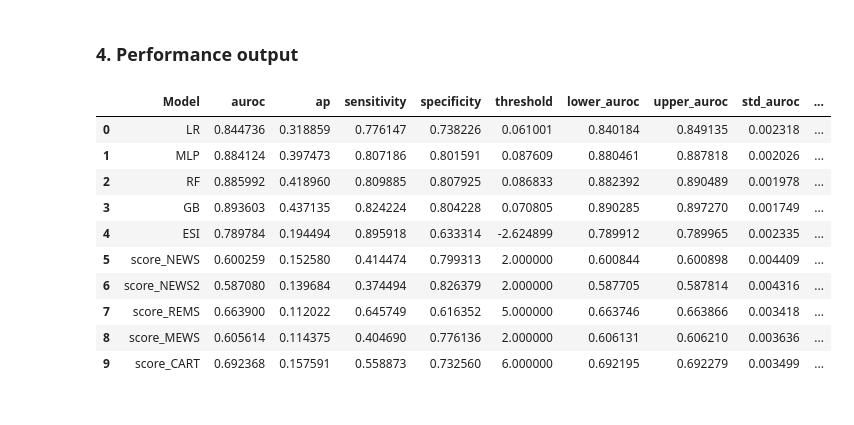
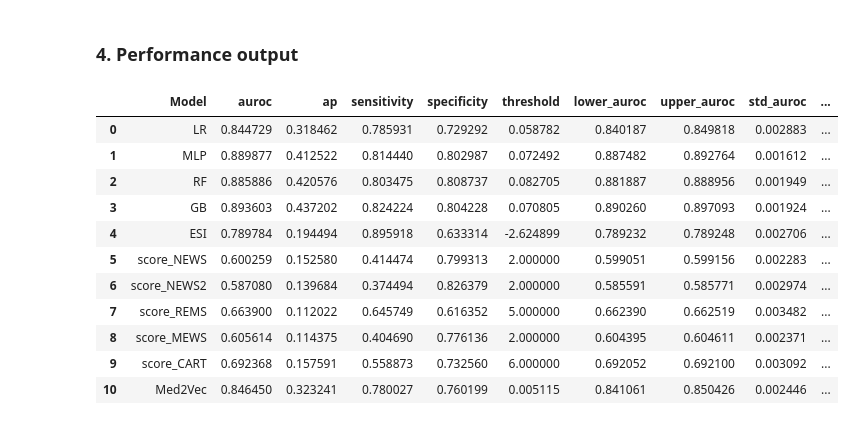
Before and after one commit to nliulab/mimic4ed-benchmark, a Jupyter notebook: Benchmark_scripts/Model_critical_triage.ipynb, the cells around one changed output. Cells and saved outputs as stored; diff of their text form; code cells hidden in the pictures.

```diff
--- a/Benchmark_scripts/Model_critical_triage.ipynb
+++ b/Benchmark_scripts/Model_critical_triage.ipynb
@@ -98,13 +99,13 @@ result_list = []
 # %%
 print("Logistic Regression:")
 from sklearn.linear_model import LogisticRegression
-logreg=LogisticRegression()
+logreg=LogisticRegression(random_state=random_seed)
 start = time.time()
 logreg.fit(X_train,y_train)
 runtime = time.time()-start
 print('Training time:', runtime, 'seconds')
 probs = logreg.predict_proba(X_test)
-result = PlotROCCurve(probs[:,1],y_test)
+result = PlotROCCurve(probs[:,1], y_test, ci=confidence_interval, random_state=random_seed)
 
 results = ["LR"]
 results.extend(result)
@@ -334,28 +331,20 @@ from tensorflow.keras import optimizers, metrics, layers, Model
 from embedding import *
 # %%
+print("Med2Vec:")
 version = 'v10'
-vocabulary_map = {'v9_3digit':5571, 'v9':5679, 'v10': 7930}
 batch_size=200
-
+vocabulary = vocabulary_map[version]
 df_icd_encode = pd.read_csv(os.path.join(path, 'icd_list_dataset_'+version+'.csv'))
-vocabulary = vocabulary_map[version]
 df_train_embed = pd.merge(df_train, df_icd_encode[['stay_id', 'icd_encoded_list']], how='left', on='stay_id')
 df_test_embed = pd.merge(df_test, df_icd_encode[['stay_id', 'icd_encoded_list']], how='left', on='stay_id')
 
-icd_train_list = [eval(x) for x in df_train_embed['icd_encoded_list'].copy()]
-icd_test_list = [eval(x) for x in df_test_embed['icd_encoded_list'].copy()]
-X_train = X_train.to_numpy(dtype=np.float32)
-y_train = y_train.to_numpy(dtype=np.float32)
-X_test = X_test.to_numpy(dtype=np.float32)
-y_test = y_test.to_numpy(dtype=np.float32)
+train_gen, test_gen = setup_embedding_data(df_train_embed, df_test_embed, X_train, y_train, X_test, y_test, batch_size)
-# %%
-train_gen = EmbeddingDataGen(X_train, icd_train_list, y_train, batch_size=batch_size)
-test_gen = EmbeddingDataGen(X_test, icd_test_list, y_test, batch_size=batch_size)
 # %%
-load_model=False
+load_model = "embedding_critical_"+version # To train from scratch, set load_model to None
+save_model = "embedding_critical_"+version
 
 if load_model:
-        model = keras.models.load_model("embedding_critical_"+version)
+        model = keras.models.load_model(load_model)
 else:
         model = create_embedding_model(vocabulary, len(variable))
 model.summary()
@@ -363,11 +352,14 @@ model.compile(loss='binary_crossentropy',
         optimizer=optimizers.Adam(learning_rate=0.001, decay=0.01),
         metrics=['accuracy', 'AUC', {'aucpr': metrics.AUC(name='aucpr', curve='PR')},
                     'TruePositives', 'TrueNegatives', 'Precision', 'Recall'])
-start = time.time()
-model.fit(train_gen, epochs=100, class_weight={1:ratio, 0:1}, verbose=0)
-runtime = time.time()-start
-print('Training time:', runtime, 'seconds')
-keras.models.save_model(model, "embedding_critical_"+version)
+runtime = 1063.299
+if not load_model:
+        start = time.time()
+        model.fit(train_gen, epochs=100, class_weight={1:ratio, 0:1}, verbose=0)
+        runtime = time.time()-start
+        print('Training time:', runtime, 'seconds')
+if save_model:
+        keras.models.save_model(model, save_model)
 output = model.predict(test_gen)
 result = PlotROCCurve(output,y_test)
 
@@ -408,20 +392,21 @@ Score thresold: 0.005310656
 # %%
 #result_df = pd.read_csv(os.path.join(path, 'result_critical_triage.csv'))
 result_df = pd.DataFrame(result_list, columns=['Model', 'auroc', 'ap', 'sensitivity', 'specificity', 'threshold', 'lower_auroc', 'upper_auroc', 'std_auroc', 'lower_ap', 'upper_ap', 'std_ap', 'lower_sensitivity', 'upper_sensitivity', 'std_sensitivity', 'lower_specificity', 'upper_specificity', 'std_specificity', 'runtime'])
-result_df.to_csv(os.path.join(path, 'result_critical_triage.csv'), index=False)
+result_df.to_csv(os.path.join(path, 'result_critical_triage2.csv'), index=False)
 result_df
 # %% [output]
 |  | Model | auroc | ap | sensitivity | specificity | threshold | lower_auroc | upper_auroc | std_auroc | ... |
-| 0 | LR | 0.844736 | 0.318859 | 0.776147 | 0.738226 | 0.061001 | 0.840184 | 0.849135 | 0.002318 | ... |
-| 1 | MLP | 0.884124 | 0.397473 | 0.807186 | 0.801591 | 0.087609 | 0.880461 | 0.887818 | 0.002026 | ... |
-| 2 | RF | 0.885992 | 0.418960 | 0.809885 | 0.807925 | 0.086833 | 0.882392 | 0.890489 | 0.001978 | ... |
-| 3 | GB | 0.893603 | 0.437135 | 0.824224 | 0.804228 | 0.070805 | 0.890285 | 0.897270 | 0.001749 | ... |
-| 4 | ESI | 0.789784 | 0.194494 | 0.895918 | 0.633314 | -2.624899 | 0.789912 | 0.789965 | 0.002335 | ... |
-| 5 | score_NEWS | 0.600259 | 0.152580 | 0.414474 | 0.799313 | 2.000000 | 0.600844 | 0.600898 | 0.004409 | ... |
-| 6 | score_NEWS2 | 0.587080 | 0.139684 | 0.374494 | 0.826379 | 2.000000 | 0.587705 | 0.587814 | 0.004316 | ... |
-| 7 | score_REMS | 0.663900 | 0.112022 | 0.645749 | 0.616352 | 5.000000 | 0.663746 | 0.663866 | 0.003418 | ... |
-| 8 | score_MEWS | 0.605614 | 0.114375 | 0.404690 | 0.776136 | 2.000000 | 0.606131 | 0.606210 | 0.003636 | ... |
-| 9 | score_CART | 0.692368 | 0.157591 | 0.558873 | 0.732560 | 6.000000 | 0.692195 | 0.692279 | 0.003499 | ... |
+| 0 | LR | 0.844729 | 0.318462 | 0.785931 | 0.729292 | 0.058782 | 0.840187 | 0.849818 | 0.002883 | ... |
+| 1 | MLP | 0.889877 | 0.412522 | 0.814440 | 0.802987 | 0.072492 | 0.887482 | 0.892764 | 0.001612 | ... |
+| 2 | RF | 0.885886 | 0.420576 | 0.803475 | 0.808737 | 0.082705 | 0.881887 | 0.888956 | 0.001949 | ... |
+| 3 | GB | 0.893603 | 0.437202 | 0.824224 | 0.804228 | 0.070805 | 0.890260 | 0.897093 | 0.001924 | ... |
+| 4 | ESI | 0.789784 | 0.194494 | 0.895918 | 0.633314 | -2.624899 | 0.789232 | 0.789248 | 0.002706 | ... |
+| 5 | score_NEWS | 0.600259 | 0.152580 | 0.414474 | 0.799313 | 2.000000 | 0.599051 | 0.599156 | 0.002283 | ... |
+| 6 | score_NEWS2 | 0.587080 | 0.139684 | 0.374494 | 0.826379 | 2.000000 | 0.585591 | 0.585771 | 0.002974 | ... |
+| 7 | score_REMS | 0.663900 | 0.112022 | 0.645749 | 0.616352 | 5.000000 | 0.662390 | 0.662519 | 0.003482 | ... |
+| 8 | score_MEWS | 0.605614 | 0.114375 | 0.404690 | 0.776136 | 2.000000 | 0.604395 | 0.604611 | 0.002371 | ... |
+| 9 | score_CART | 0.692368 | 0.157591 | 0.558873 | 0.732560 | 6.000000 | 0.692052 | 0.692100 | 0.003092 | ... |
+| 10 | Med2Vec | 0.846450 | 0.323241 | 0.780027 | 0.760199 | 0.005115 | 0.841061 | 0.850426 | 0.002446 | ... |
 # %%
 from helpers import plot_confidence_interval
 plot_confidence_interval(result_df, metric='auroc', ci=confidence_interval, name = "AUROC",
```
Also changed, not shown: parts of 18 cells of this notebook, 8 other files.
